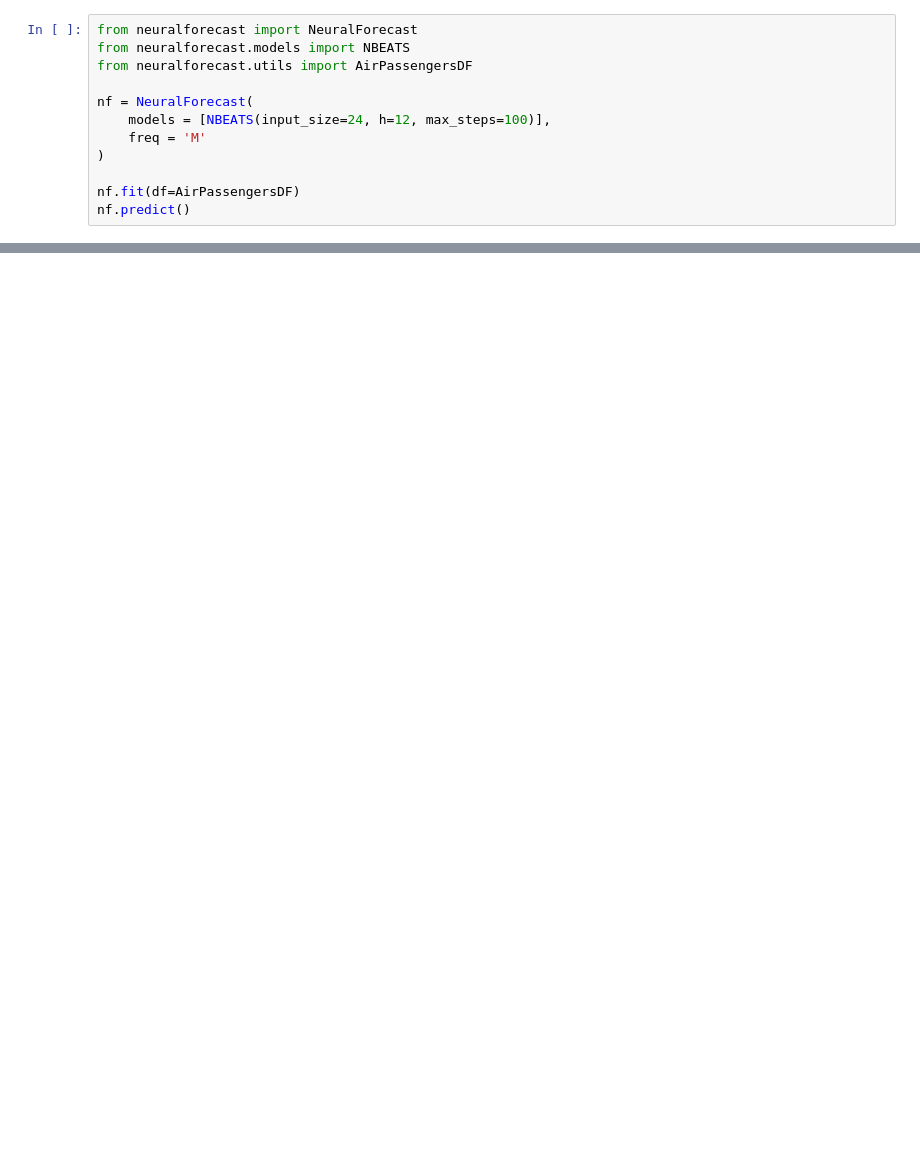
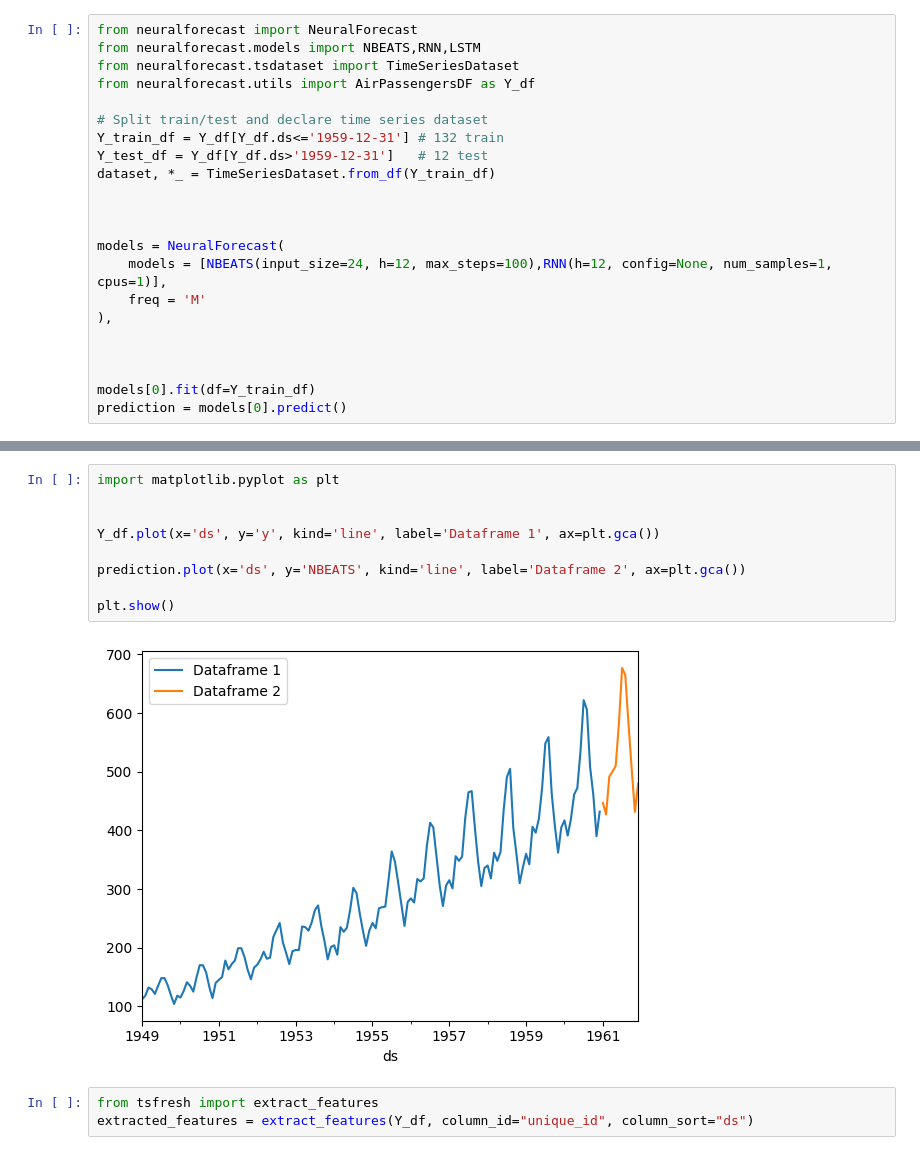
Before and after one commit to jhivandebenoit/Ensemble-Forecasting, a Jupyter notebook: neuralforecast.ipynb, the cells around one changed output, grey strips where cells are left out. Cells and saved outputs as stored; diff of their text form; blank space fills up the shorter version.

Commit message:
Working on ensembling with Neural forecast

```diff
--- a/neuralforecast.ipynb
+++ b/neuralforecast.ipynb
@@ -20,15 +21,25 @@ Successfully installed Mako-1.3.0 PyYAML-6.0.1 aiohttp-3.9.1 aiosignal-1.3.1 ale
 Note: you may need to restart the kernel to use updated packages.
 # %%
 from neuralforecast import NeuralForecast
-from neuralforecast.models import NBEATS
-from neuralforecast.utils import AirPassengersDF
+from neuralforecast.models import NBEATS,RNN,LSTM
+from neuralforecast.tsdataset import TimeSeriesDataset
+from neuralforecast.utils import AirPassengersDF as Y_df
 
-nf = NeuralForecast(
-    models = [NBEATS(input_size=24, h=12, max_steps=100)],
+# Split train/test and declare time series dataset
+Y_train_df = Y_df[Y_df.ds<='1959-12-31'] # 132 train
+Y_test_df = Y_df[Y_df.ds>'1959-12-31']   # 12 test
+dataset, *_ = TimeSeriesDataset.from_df(Y_train_df)
+
+
+
+models = NeuralForecast(
+    models = [NBEATS(input_size=24, h=12, max_steps=100),RNN(h=12, config=None, num_samples=1, cpus=1)],
     freq = 'M'
-)
+),
 
-nf.fit(df=AirPassengersDF)
-nf.predict()
+
+
+models[0].fit(df=Y_train_df)
+prediction = models[0].predict()
 # %% [output]
 Seed set to 1
@@ -70,0 +65,14 @@ AirPassengersDF
+# %%
+import matplotlib.pyplot as plt
+
+
+Y_df.plot(x='ds', y='y', kind='line', label='Dataframe 1', ax=plt.gca())
+
+prediction.plot(x='ds', y='NBEATS', kind='line', label='Dataframe 2', ax=plt.gca())
+
+plt.show()
+# %% [output]
+[figure, added]
+# %%
+from tsfresh import extract_features
+extracted_features = extract_features(Y_df, column_id="unique_id", column_sort="ds")
```
Also changed, not shown: parts of 5 cells of this notebook, 1 other file.
